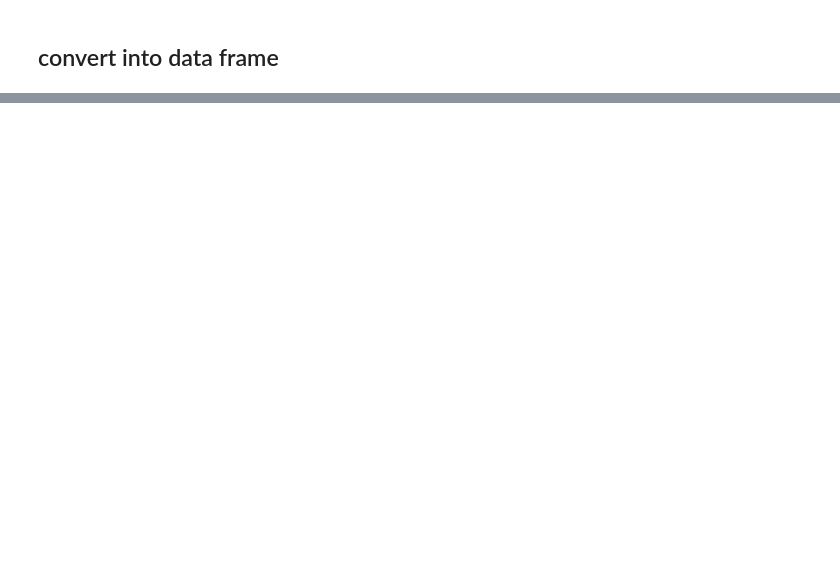
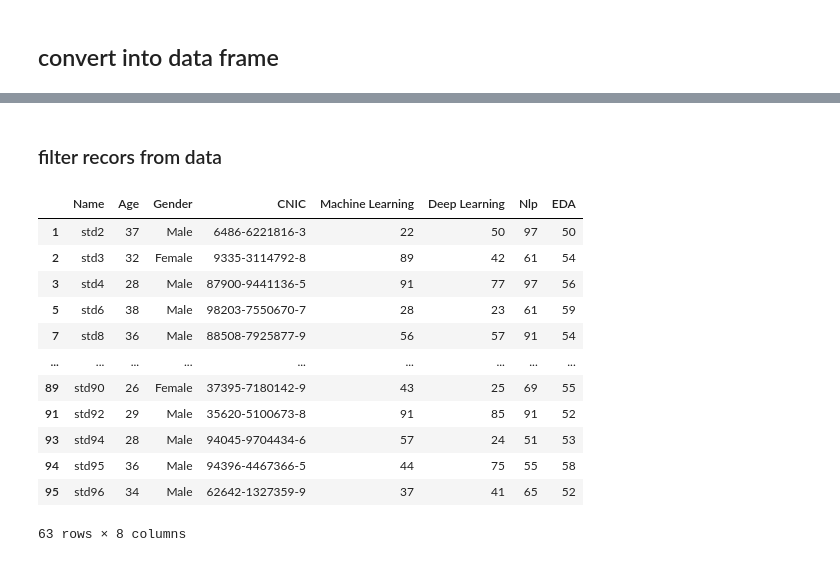
Before and after one commit to jahanzeb001/AI_Course, a Jupyter notebook: notebooks/EDA.ipynb, the cells around one changed output, grey strips where cells are left out. Saved outputs shown, nothing was run; the diff lists cells and outputs as text; code cells hidden in the pictures; blank space fills up the shorter version.

Commit message:
added notebood with pandas and numpyand clean data

```diff
--- a/notebooks/EDA.ipynb
+++ b/notebooks/EDA.ipynb
@@ -125,0 +128,3 @@ df.to_csv('student_records.csv')
+# %%
+df=pd.read_csv('student_records.csv')
+df.head()
@@ -125,0 +158,18 @@ df.to_csv('student_records.csv')
+# %% [markdown]
+### filter recors from data
+# %%
+df[df['Age']>25]
+# %% [output]
+|  | Name | Age | Gender | CNIC | Machine Learning | Deep Learning | Nlp | EDA |
+| 1 | std2 | 37 | Male | 6486-6221816-3 | 22 | 50 | 97 | 50 |
+| 2 | std3 | 32 | Female | 9335-3114792-8 | 89 | 42 | 61 | 54 |
+| 3 | std4 | 28 | Male | 87900-9441136-5 | 91 | 77 | 97 | 56 |
+| 5 | std6 | 38 | Male | 98203-7550670-7 | 28 | 23 | 61 | 59 |
+| 7 | std8 | 36 | Male | 88508-7925877-9 | 56 | 57 | 91 | 54 |
+| ... | ... | ... | ... | ... | ... | ... | ... | ... |
+| 89 | std90 | 26 | Female | 37395-7180142-9 | 43 | 25 | 69 | 55 |
+| 91 | std92 | 29 | Male | 35620-5100673-8 | 91 | 85 | 91 | 52 |
+| 93 | std94 | 28 | Male | 94045-9704434-6 | 57 | 24 | 51 | 53 |
+| 94 | std95 | 36 | Male | 94396-4467366-5 | 44 | 75 | 55 | 58 |
+| 95 | std96 | 34 | Male | 62642-1327359-9 | 37 | 41 | 65 | 52 |
+63 rows × 8 columns
```
Also changed, not shown: parts of 37 cells of this notebook, 2 other files.
